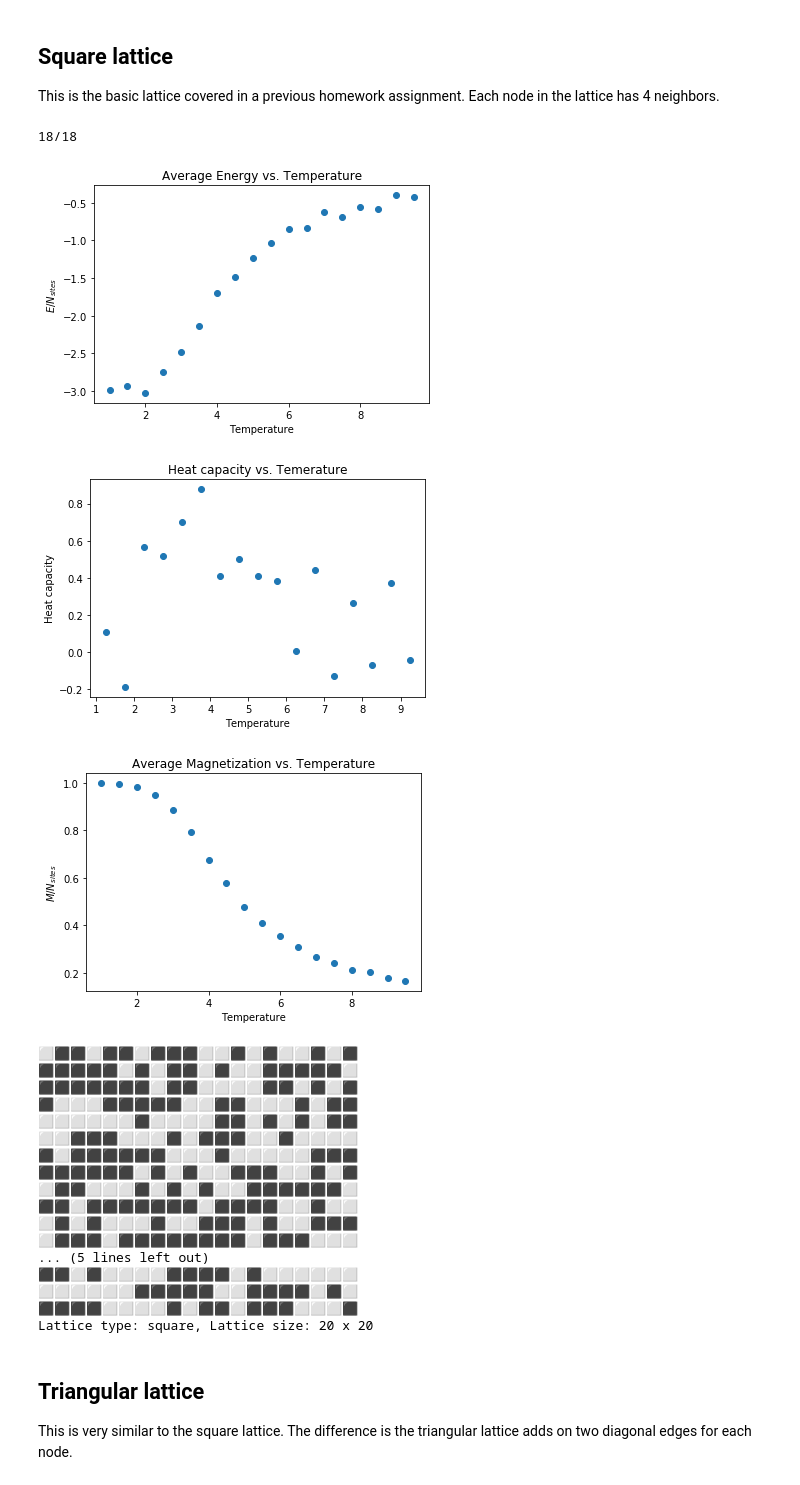
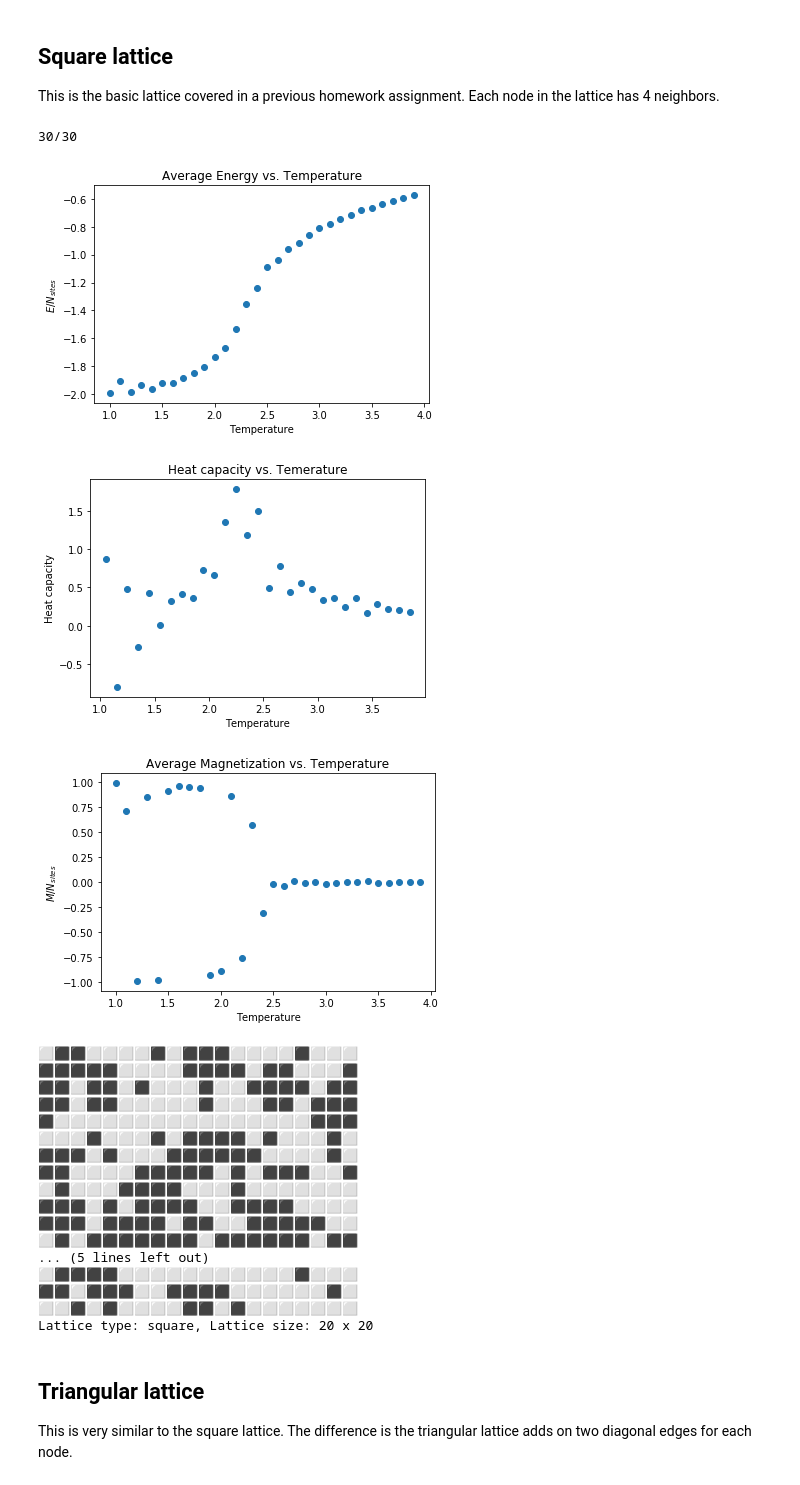
Before and after one commit to jimmylam1/Ferromagnet-Simulation, a Jupyter notebook: ising.ipynb, the cells around one changed output. Saved outputs shown, nothing was run; the diff lists cells and outputs as text; code cells hidden in the pictures.

```diff
--- a/ising.ipynb
+++ b/ising.ipynb
@@ -372,47 +372,47 @@ Each node in the lattice has 4 neighbors.
 # %%
 class SquareLattice(BaseLattice):
     """ Inherits from BaseLattice """
     def __init__(self, size: int):
         super().__init__(size)  # include the variables from the parent class
         self.name = 'square'
         self.initialize()  # initialize the lattice
 
     def find_neighbors(self):
         """ Find the neighbors for a square lattice. Includes
             periodic boundary conditions.
         """
         for i in range(self.row_size):
             for j in range(self.col_size):
                 node = self.lattice[i][j]
                 node.add_neighbor(self.lattice[i-1][j])  # top
                 node.add_neighbor(self.lattice[(i+1) % self.row_size][j])  # bottom
                 node.add_neighbor(self.lattice[i][j-1])  # left
                 node.add_neighbor(self.lattice[i][(j+1) % self.col_size])  # right
 
 square = SquareLattice(20)
-simulate_and_plot(square, t_start=1, t_end=10, t_step=0.5, num_iterations=500000)
+simulate_and_plot(square, t_start=1, t_end=4, t_step=0.1, num_iterations=1000000)
 print(square)
 # %% [output]
-18/18
+30/30
-[figure, old version]
+[figure, new version]
-[figure, old version]
+[figure, new version]
-[figure, old version]
+[figure, new version]
-⬜️⬛️⬛️⬜️⬛️⬛️⬜️⬛️⬛️⬛️⬜️⬜️⬛️⬜️⬛️⬜️⬜️⬛️⬜️⬛️
-⬛️⬛️⬛️⬛️⬛️⬜️⬛️⬜️⬛️⬛️⬜️⬛️⬜️⬜️⬛️⬛️⬛️⬛️⬛️⬜️
-⬛️⬛️⬛️⬛️⬛️⬛️⬛️⬜️⬛️⬛️⬜️⬜️⬜️⬜️⬛️⬛️⬜️⬛️⬜️⬛️
-⬛️⬜️⬜️⬜️⬛️⬛️⬛️⬛️⬛️⬜️⬜️⬛️⬛️⬜️⬜️⬜️⬛️⬜️⬛️⬛️
-⬜️⬜️⬜️⬜️⬜️⬜️⬛️⬜️⬜️⬜️⬜️⬛️⬛️⬜️⬛️⬜️⬛️⬜️⬛️⬛️
-⬜️⬜️⬛️⬛️⬛️⬜️⬜️⬜️⬛️⬜️⬛️⬛️⬛️⬜️⬜️⬛️⬜️⬜️⬜️⬜️
-⬛️⬜️⬛️⬛️⬛️⬛️⬛️⬛️⬜️⬜️⬜️⬛️⬜️⬜️⬜️⬜️⬜️⬛️⬛️⬛️
-⬛️⬛️⬛️⬛️⬛️⬛️⬜️⬛️⬜️⬛️⬜️⬜️⬛️⬛️⬛️⬜️⬜️⬛️⬜️⬛️
-⬜️⬛️⬛️⬜️⬜️⬜️⬛️⬜️⬛️⬜️⬛️⬜️⬜️⬛️⬛️⬛️⬛️⬛️⬛️⬜️
-⬛️⬛️⬜️⬛️⬛️⬛️⬛️⬛️⬛️⬛️⬜️⬛️⬛️⬛️⬛️⬜️⬜️⬛️⬜️⬜️
-⬜️⬛️⬜️⬛️⬜️⬜️⬜️⬛️⬜️⬜️⬛️⬛️⬛️⬜️⬛️⬜️⬜️⬛️⬛️⬛️
-⬜️⬛️⬛️⬛️⬜️⬛️⬛️⬛️⬛️⬛️⬛️⬛️⬛️⬜️⬛️⬛️⬛️⬜️⬜️⬜️
+⬜️⬛️⬛️⬜️⬜️⬜️⬜️⬛️⬜️⬛️⬛️⬛️⬜️⬜️⬜️⬜️⬛️⬜️⬜️⬜️
+⬛️⬛️⬛️⬛️⬛️⬜️⬜️⬜️⬜️⬛️⬛️⬛️⬛️⬜️⬛️⬛️⬜️⬜️⬜️⬛️
+⬛️⬛️⬜️⬛️⬛️⬜️⬛️⬜️⬜️⬜️⬛️⬜️⬜️⬛️⬛️⬛️⬛️⬜️⬛️⬛️
+⬛️⬛️⬜️⬛️⬛️⬜️⬜️⬜️⬜️⬜️⬛️⬜️⬜️⬜️⬛️⬛️⬜️⬛️⬛️⬛️
+⬛️⬜️⬜️⬜️⬜️⬜️⬜️⬜️⬜️⬜️⬜️⬜️⬜️⬜️⬜️⬜️⬜️⬛️⬛️⬛️
+⬜️⬜️⬜️⬛️⬜️⬜️⬜️⬛️⬜️⬛️⬛️⬛️⬛️⬜️⬛️⬜️⬜️⬜️⬛️⬜️
+⬛️⬛️⬛️⬜️⬛️⬜️⬜️⬜️⬛️⬛️⬛️⬛️⬛️⬛️⬜️⬜️⬜️⬜️⬛️⬜️
+⬛️⬛️⬜️⬜️⬜️⬜️⬛️⬛️⬛️⬛️⬛️⬜️⬛️⬜️⬛️⬛️⬛️⬜️⬜️⬛️
+⬜️⬛️⬜️⬜️⬜️⬛️⬛️⬛️⬛️⬜️⬜️⬜️⬛️⬜️⬜️⬜️⬜️⬜️⬜️⬜️
+⬛️⬛️⬛️⬜️⬛️⬜️⬛️⬛️⬛️⬛️⬜️⬜️⬛️⬛️⬛️⬛️⬜️⬜️⬜️⬜️
+⬛️⬛️⬛️⬜️⬛️⬛️⬛️⬛️⬜️⬛️⬛️⬜️⬜️⬛️⬛️⬛️⬛️⬛️⬜️⬜️
+⬜️⬛️⬜️⬛️⬛️⬛️⬛️⬛️⬛️⬛️⬜️⬛️⬛️⬛️⬛️⬛️⬛️⬜️⬛️⬛️
 ... (5 lines left out)
-⬛️⬛️⬜️⬛️⬜️⬜️⬜️⬜️⬛️⬛️⬛️⬛️⬜️⬛️⬜️⬜️⬜️⬜️⬜️⬜️
-⬜️⬜️⬜️⬜️⬜️⬜️⬛️⬛️⬛️⬛️⬛️⬜️⬜️⬛️⬛️⬛️⬛️⬜️⬛️⬜️
-⬛️⬛️⬛️⬛️⬜️⬜️⬜️⬜️⬛️⬜️⬛️⬛️⬜️⬛️⬛️⬛️⬜️⬜️⬜️⬛️
+⬜️⬛️⬛️⬛️⬛️⬜️⬜️⬜️⬜️⬜️⬜️⬜️⬜️⬜️⬜️⬜️⬛️⬜️⬜️⬜️
+⬛️⬛️⬜️⬛️⬛️⬛️⬜️⬜️⬛️⬛️⬛️⬛️⬜️⬜️⬜️⬜️⬜️⬜️⬛️⬜️
+⬜️⬜️⬛️⬜️⬛️⬜️⬜️⬜️⬜️⬛️⬛️⬜️⬛️⬜️⬜️⬜️⬜️⬜️⬜️⬜️
 Lattice type: square, Lattice size: 20 x 20
 # %% [markdown]
 ## Triangular lattice
```
Also changed, not shown: parts of 1 cell of this notebook.
